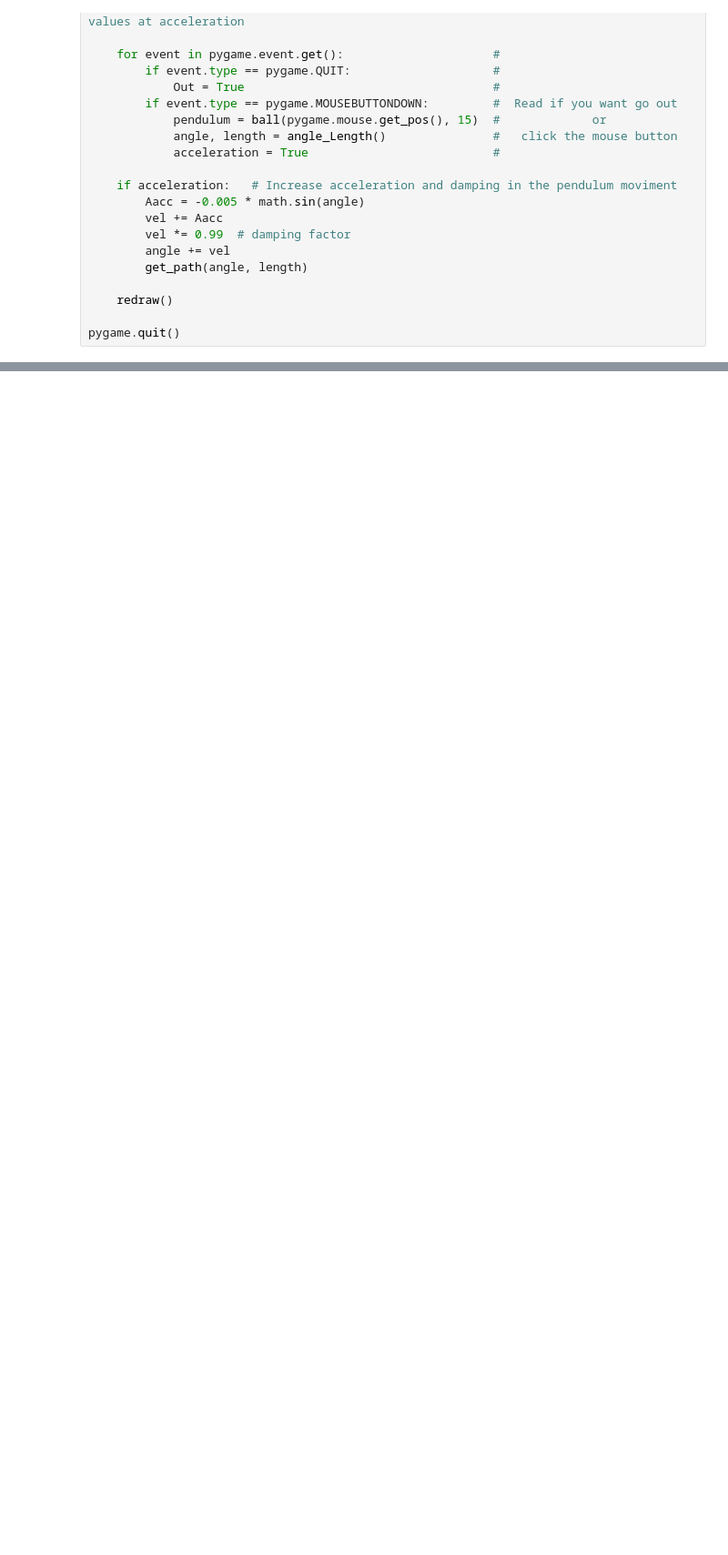
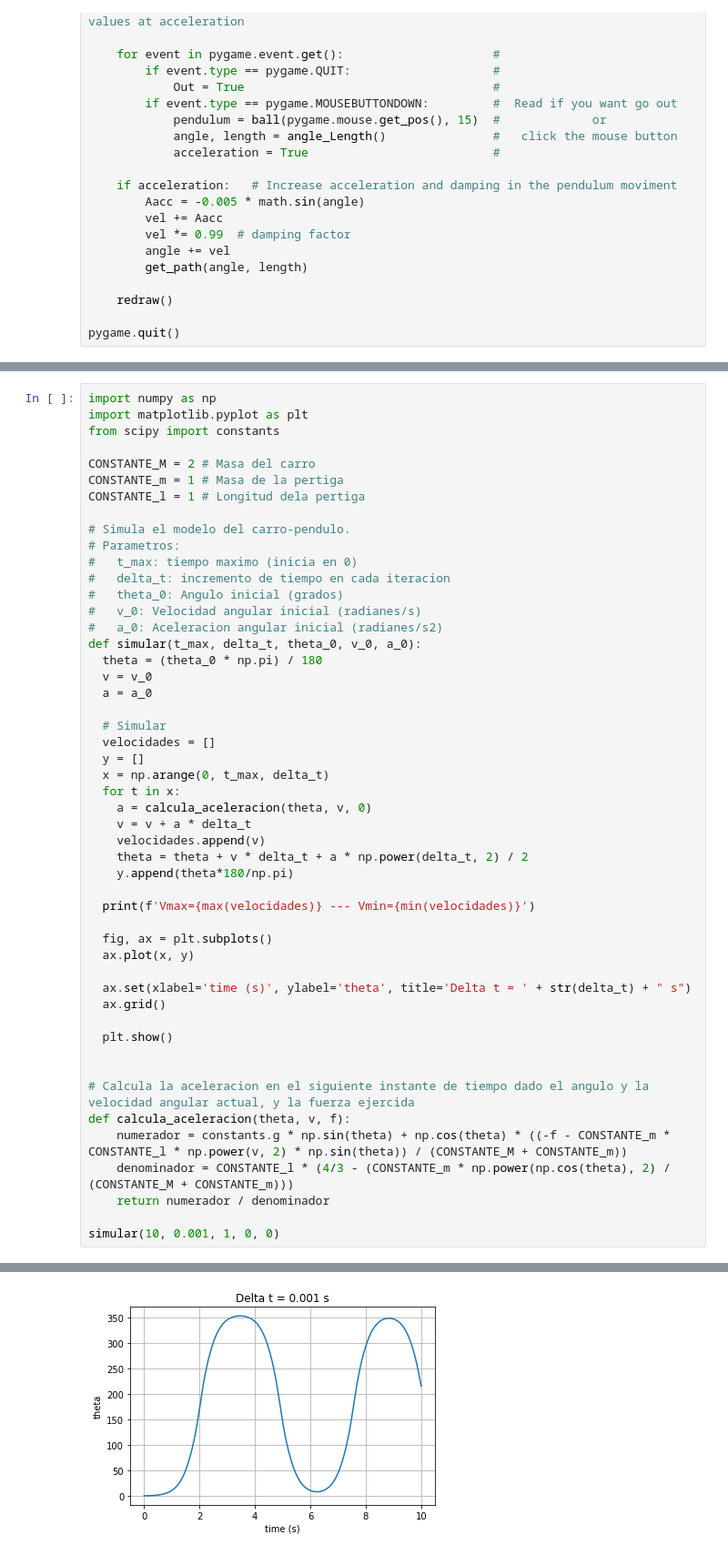
Before and after one commit to mabustillo14/IA2-2023, a Jupyter notebook: Trabajo_Practico_2/Ej3_LogicaDifusa/pruebas.ipynb, the cells around one changed output, grey strips where cells are left out. Shown: that part at 91% size. Drawn from its saved outputs; the diff is of its cells as text; blank space fills up the shorter version.

```diff
--- a/Trabajo_Practico_2/Ej3_LogicaDifusa/pruebas.ipynb
+++ b/Trabajo_Practico_2/Ej3_LogicaDifusa/pruebas.ipynb
@@ -199,0 +560,51 @@ pygame.quit()
+# %%
+import numpy as np
+import matplotlib.pyplot as plt
+from scipy import constants
+
+CONSTANTE_M = 2 # Masa del carro
+CONSTANTE_m = 1 # Masa de la pertiga
+CONSTANTE_l = 1 # Longitud dela pertiga
+
+# Simula el modelo del carro-pendulo.
+# Parametros:
+#   t_max: tiempo maximo (inicia en 0)
+#   delta_t: incremento de tiempo en cada iteracion
+#   theta_0: Angulo inicial (grados)
+#   v_0: Velocidad angular inicial (radianes/s)
+#   a_0: Aceleracion angular inicial (radianes/s2)
+def simular(t_max, delta_t, theta_0, v_0, a_0):
+  theta = (theta_0 * np.pi) / 180
+  v = v_0
+  a = a_0
+
+  # Simular
+  velocidades = []
+  y = []
+  x = np.arange(0, t_max, delta_t)
+  for t in x:
+    a = calcula_aceleracion(theta, v, 0)
+    v = v + a * delta_t
+    velocidades.append(v)
+    theta = theta + v * delta_t + a * np.power(delta_t, 2) / 2
+    y.append(theta*180/np.pi)
+
+  print(f'Vmax={max(velocidades)} --- Vmin={min(velocidades)}')
+
+  fig, ax = plt.subplots()
+  ax.plot(x, y)
+
+  ax.set(xlabel='time (s)', ylabel='theta', title='Delta t = ' + str(delta_t) + " s")
+  ax.grid()
+
+  plt.show()
+
+
+# Calcula la aceleracion en el siguiente instante de tiempo dado el angulo y la velocidad angular actual, y la fuerza ejercida
+def calcula_aceleracion(theta, v, f):
+    numerador = constants.g * np.sin(theta) + np.cos(theta) * ((-f - CONSTANTE_m * CONSTANTE_l * np.power(v, 2) * np.sin(theta)) / (CONSTANTE_M + CONSTANTE_m))
+    denominador = CONSTANTE_l * (4/3 - (CONSTANTE_m * np.power(np.cos(theta), 2) / (CONSTANTE_M + CONSTANTE_m)))
+    return numerador / denominador
+
+simular(10, 0.001, 1, 0, 0)
+# %% [output]
@@ -199,0 +612 @@ pygame.quit()
+[figure, added]
```
Also changed, not shown: parts of 9 cells of this notebook, 2 other files.
